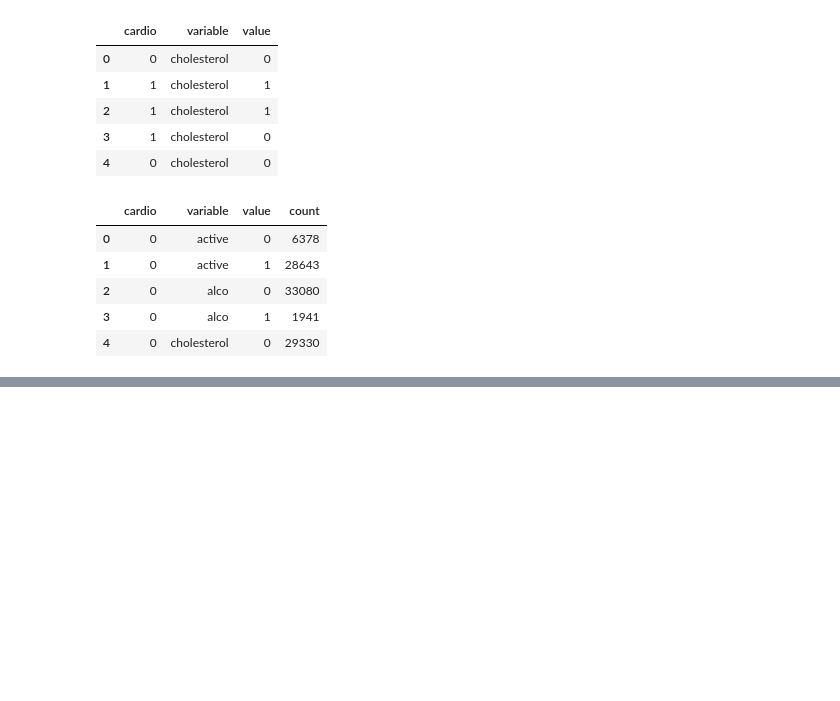
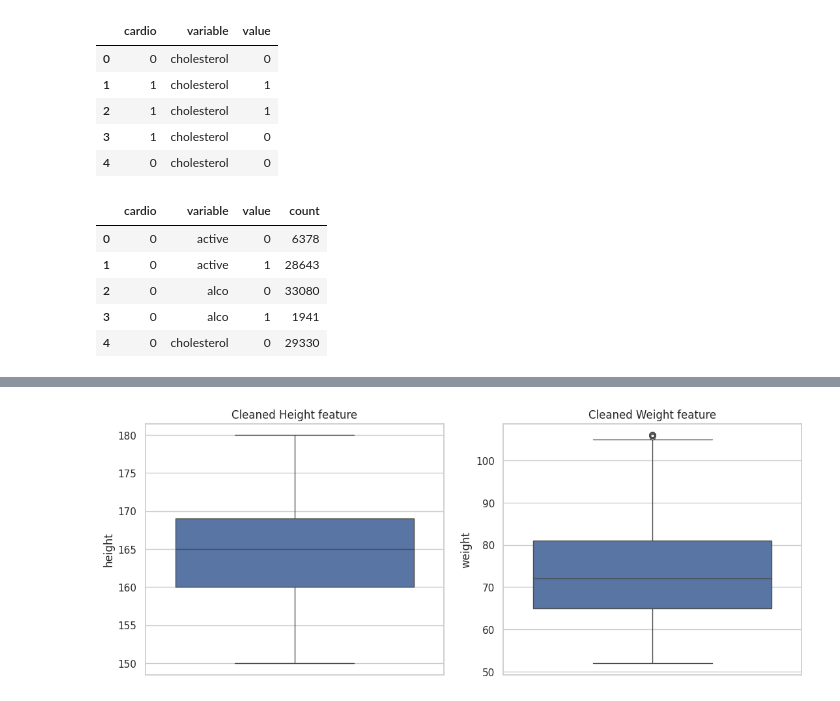
Before and after one commit to kanovotn/freecodecamp-projects, a Jupyter notebook: medical_data_visualizer.ipynb, the cells around one changed output, grey strips where cells are left out. Saved outputs shown, nothing was run; the diff lists cells and outputs as text; code cells hidden in the pictures; blank space fills up the shorter version.

```diff
--- a/medical_data_visualizer.ipynb
+++ b/medical_data_visualizer.ipynb
@@ -99,0 +91,21 @@ def draw_heat_map():
+# %%
+# Clean the data
+df_heat = df[df['ap_lo'] <= df['ap_hi']]
+
+df_heat = df_heat[df_heat['height'] >= df_heat['height'].quantile(0.025)]
+df_heat = df_heat[df_heat['height'] <= df_heat['height'].quantile(0.975)]
+
+df_heat = df_heat[df_heat['weight'] >= df_heat['weight'].quantile(0.025)]
+df_heat = df_heat[df_heat['weight'] <= df_heat['weight'].quantile(0.975)]
+# %%
+fig, axarr = plt.subplots(1, 2, figsize=(13,5))
+
+sns.boxplot(df_heat['height'], ax=axarr[0])
+sns.boxplot(df_heat['weight'], ax=axarr[1])
+
+axarr[0].set_title('Cleaned Height feature')
+axarr[1].set_title('Cleaned Weight feature')
+
+plt.show()
+# %% [output]
+[figure, added]
```
Also changed, not shown: parts of 8 cells of this notebook.
